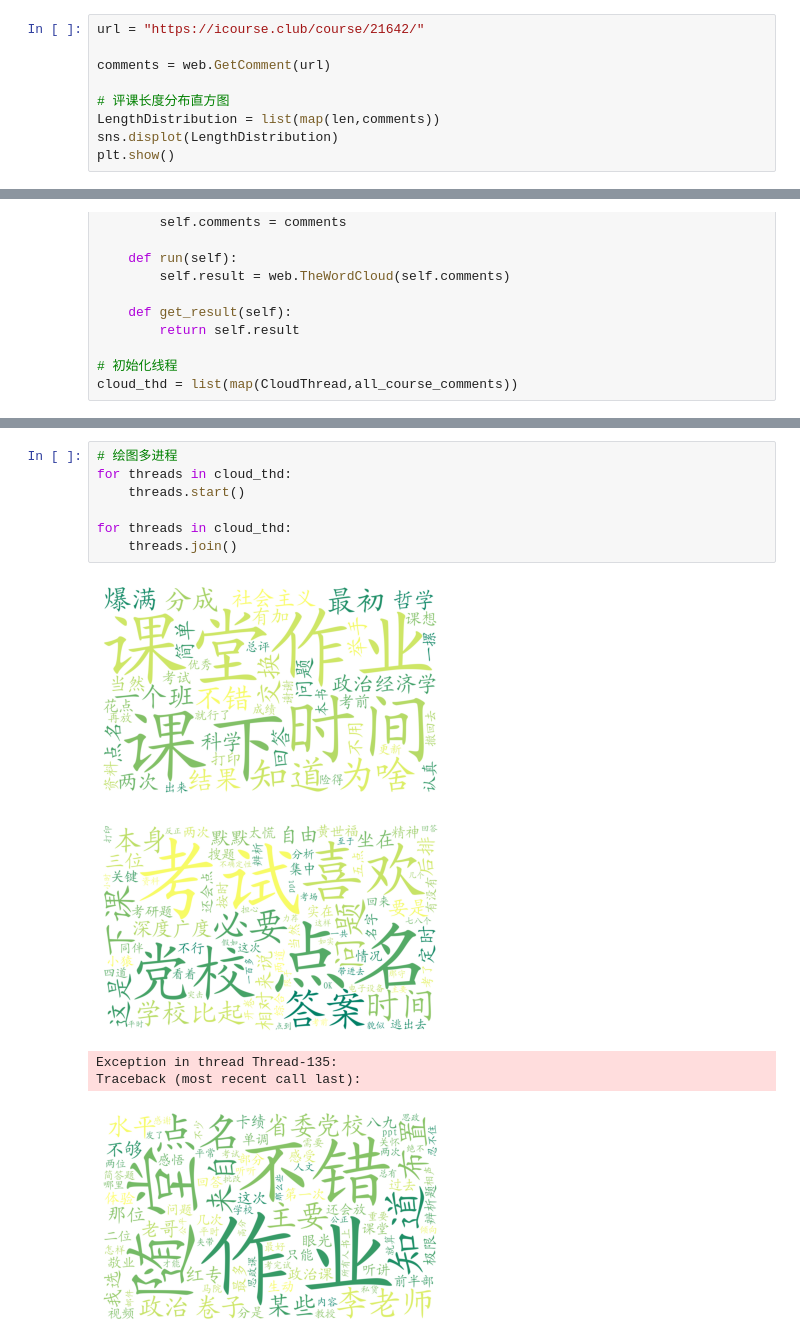
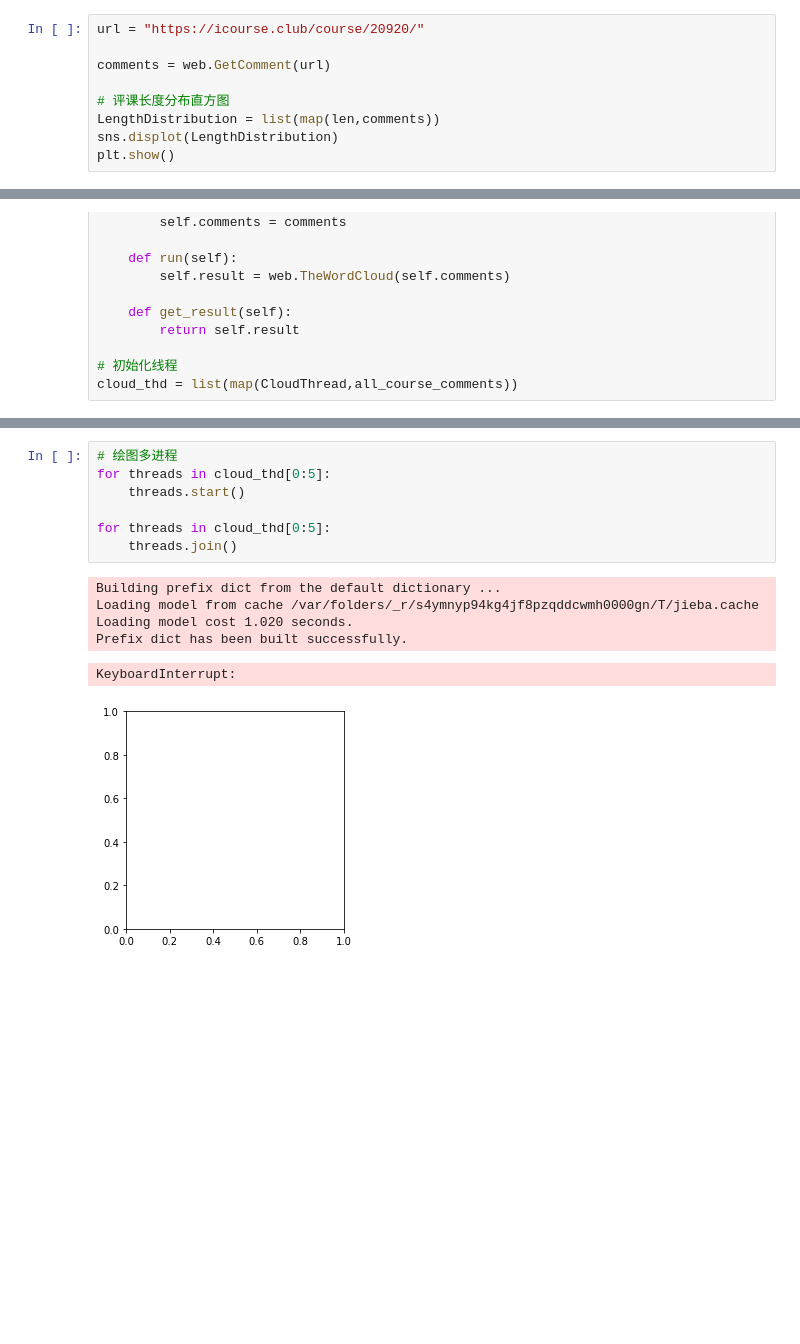
Before and after one commit to Bessgendre/Word-Cloud-For-USTC-icourse.club, a Jupyter notebook: main.ipynb, the cells around one changed output, grey strips where cells are left out. Drawn from its saved outputs; the diff is of its cells as text; blank space fills up the shorter version.

```diff
--- a/main.ipynb
+++ b/main.ipynb
@@ -27,7 +27,7 @@ from threading import Thread
 # %% [markdown]
 单个课程
 # %%
-url = "https://icourse.club/course/21642/"
+url = "https://icourse.club/course/20920/"
 
 comments = web.GetComment(url)
 
@@ -136,13 +136,14 @@ Prefix dict has been built successfully.
 # %%
 # 绘图多进程
-for threads in cloud_thd:
+for threads in cloud_thd[0:5]:
     threads.start()
 
-for threads in cloud_thd:
+for threads in cloud_thd[0:5]:
     threads.join()
 # %% [output]
+Building prefix dict from the default dictionary ...
+Loading model from cache /var/folders/_r/s4ymnyp94kg4jf8pzqddcwmh0000gn/T/jieba.cache
+Loading model cost 1.020 seconds.
+Prefix dict has been built successfully.
+KeyboardInterrupt:
-[figure, old version]
+[figure, new version]
-[figure, removed]
-Exception in thread Thread-135:
-Traceback (most recent call last):
-[figure, removed]
```
Also changed, not shown: parts of 4 cells of this notebook, 1 other file.
